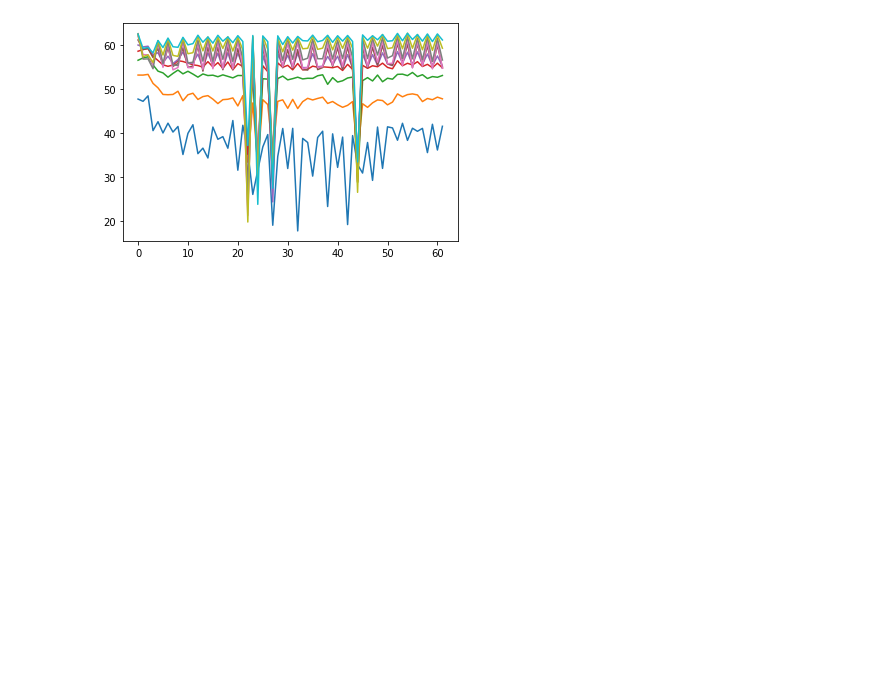
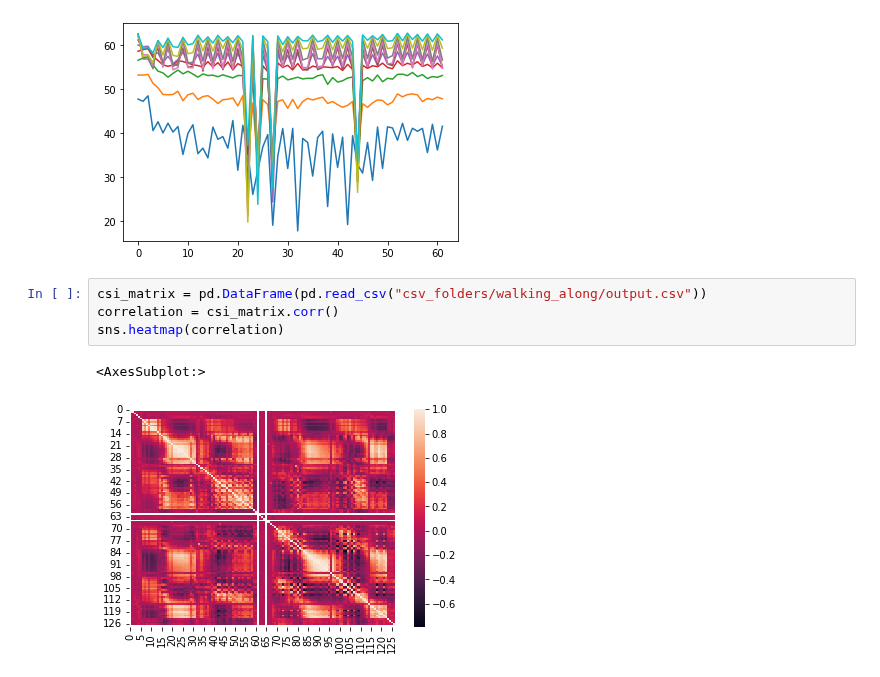
Before and after one commit to srk-practicum/2022-knu-wmi, a Jupyter notebook: plot.ipynb, the cells around one changed output. Saved outputs shown, nothing was run; the diff lists cells and outputs as text; blank space fills up the shorter version.

```diff
--- a/plot.ipynb
+++ b/plot.ipynb
@@ -64,3 +65,10 @@ for i in range(10):
     csi_matrix[str(i+10)].plot.line()
 # %% [output]
 [figure]
+# %%
+csi_matrix = pd.DataFrame(pd.read_csv("csv_folders/walking_along/output.csv"))
+correlation = csi_matrix.corr()
+sns.heatmap(correlation)
+# %% [output]
+<AxesSubplot:>
+[figure, added]
```
Also changed, not shown: parts of 2 cells of this notebook.
